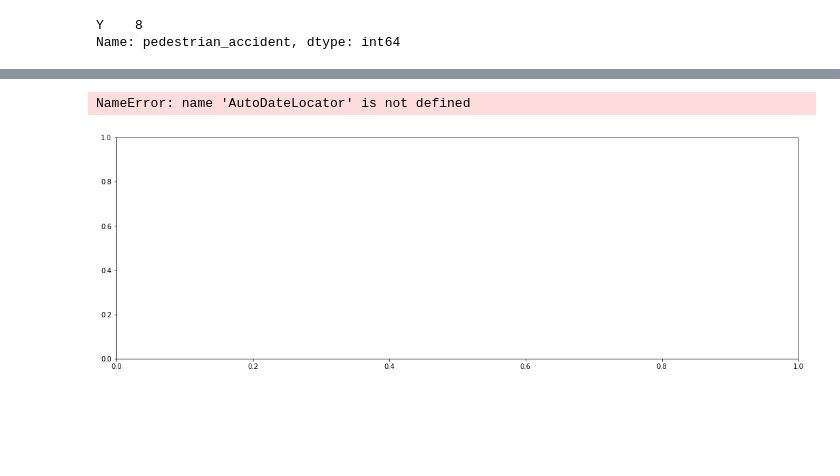
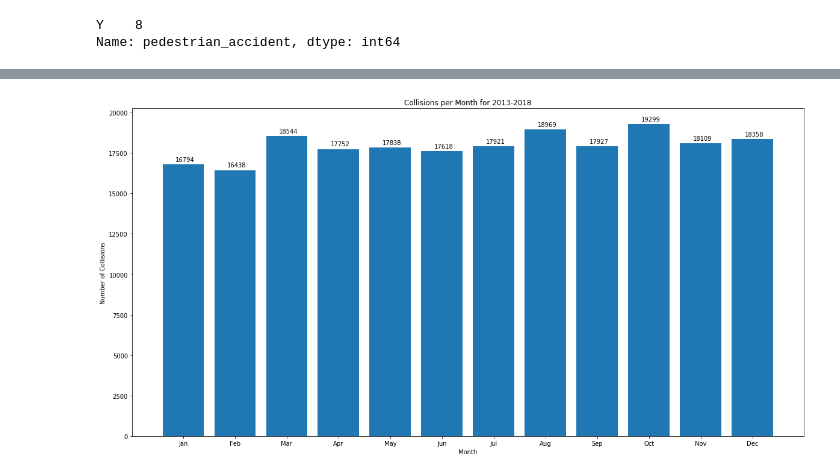
Before and after one commit to thomasdoan/LA_Collisions, a Jupyter notebook: Collisions.ipynb, the cells around one changed output, grey strips where cells are left out. Saved outputs shown, nothing was run; the diff lists cells and outputs as text; code cells hidden in the pictures; blank space fills up the shorter version.

Commit message:
added some charts

```diff
--- a/Collisions.ipynb
+++ b/Collisions.ipynb
@@ -90,0 +53,13 @@ Name: month_, dtype: int64
+# %%
+# Collisions grouped by the year they occurred
+year_counts = collisions['accident_year'].value_counts()
+fig1 = plt.figure(figsize=(20, 10))
+ax1 = fig1.add_subplot()
+plt.bar(year_counts.index, year_counts)
+for i, v in year_counts.items():
+    ax1.text(i - .1, v + 300, str(v))
+
+plt.title('Collisions per Year for 2013 - 2018.')
+plt.xlabel('Year')
+plt.ylabel('Number of Collisions')
+plt.show()
@@ -91,17 +68,17 @@ Name: month_, dtype: int64
 # %%
+# Collisions grouped by month for the years 2013-2018
 month_counts = collisions['month_'].value_counts()
-month_counts
+fig, ax = plt.subplots(figsize=(20, 10))
 
+ax.bar(month_counts.index, month_counts)
 
-fig, ax = plt.subplots(figsize=(18,6))
-ax.xaxis.set_major_formatter(mdates.AutoDateFormatter(locator))
-
-plt.bar(collisions.month_.value_counts().index, collisions.month_.value_counts())
-
+ax.set_xticks(list(range(1, 13)))
+ax.set_xticklabels(['Jan', 'Feb', 'Mar', 'Apr', 'May', 'Jun', 'Jul', 'Aug', 'Sep', 'Oct', 'Nov', 'Dec'])
+for i, v in month_counts.items():
+    ax.text(i - .15, v + 200, str(v))
 plt.title('Collisions per Month for 2013-2018')
 plt.xlabel('Month')
 plt.ylabel('Number of Collisions')
 plt.show()
 # %% [output]
-NameError: name 'AutoDateLocator' is not defined
-[figure, old version]
+[figure, new version]
```
Also changed, not shown: parts of 9 cells of this notebook.
